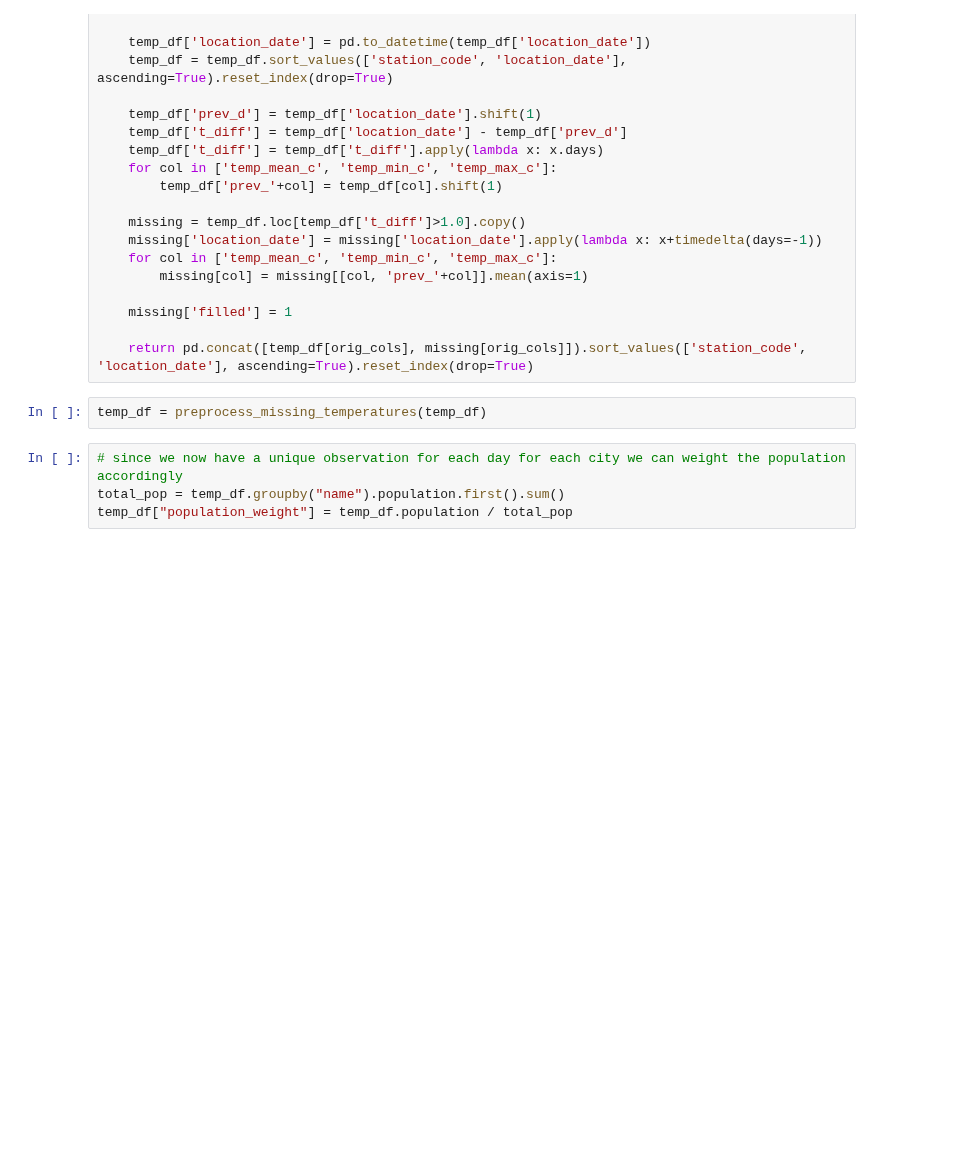
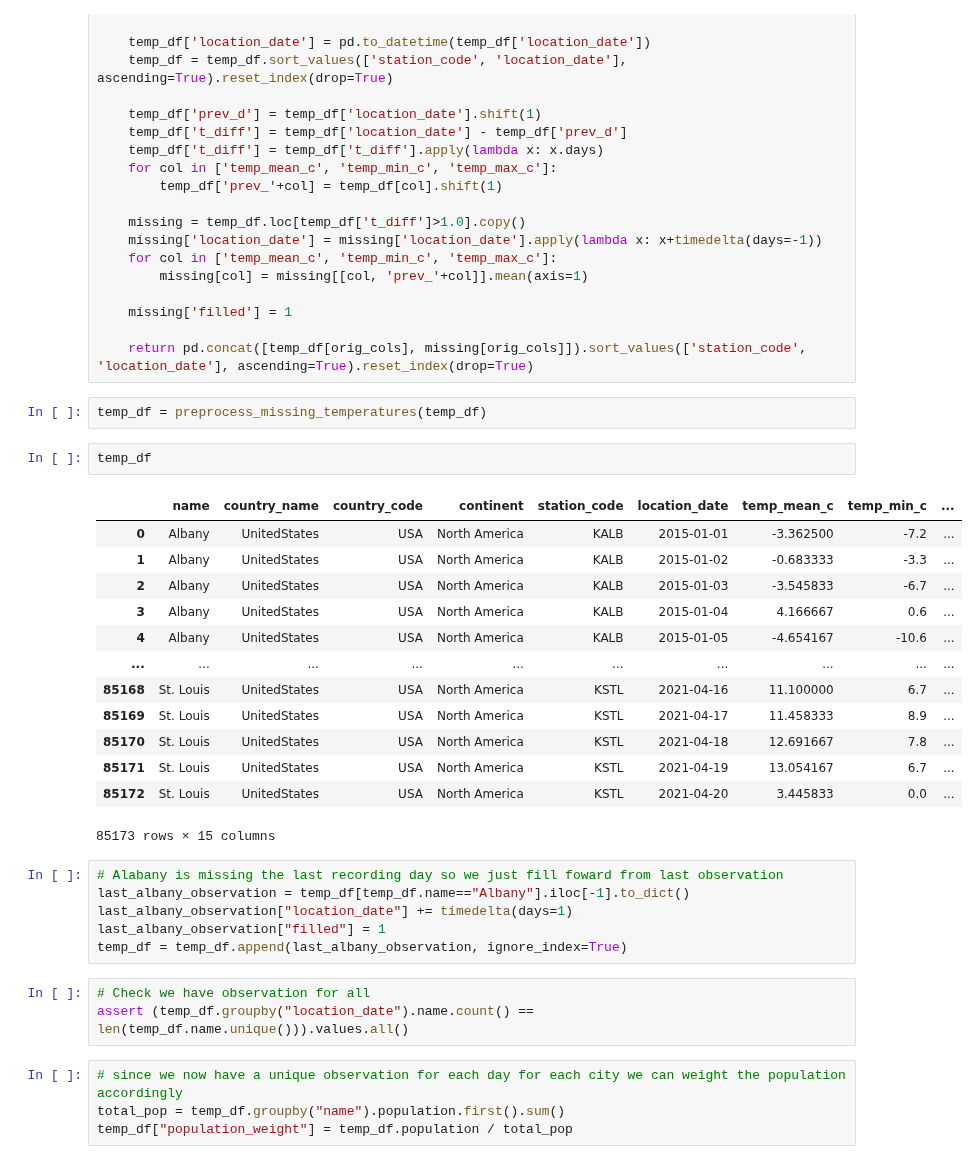
Before and after one commit to gautierdag/temperatures, a Jupyter notebook: main.ipynb, the cells around one changed output. Cells and saved outputs as stored; diff of their text form; blank space fills up the shorter version.

Commit message:
feat: clean and add missing observation for Albany

```diff
--- a/main.ipynb
+++ b/main.ipynb
@@ -124,6 +124,31 @@ def preprocess_missing_temperatures(temp_df: pd.DataFrame)->pd.DataFrame:
     return pd.concat([temp_df[orig_cols], missing[orig_cols]]).sort_values(['station_code', 'location_date'], ascending=True).reset_index(drop=True)
 # %%
 temp_df = preprocess_missing_temperatures(temp_df)
+# %%
+temp_df
+# %% [output]
+|  | name | country_name | country_code | continent | station_code | location_date | temp_mean_c | temp_min_c | ... |
+| 0 | Albany | UnitedStates | USA | North America | KALB | 2015-01-01 | -3.362500 | -7.2 | ... |
+| 1 | Albany | UnitedStates | USA | North America | KALB | 2015-01-02 | -0.683333 | -3.3 | ... |
+| 2 | Albany | UnitedStates | USA | North America | KALB | 2015-01-03 | -3.545833 | -6.7 | ... |
+| 3 | Albany | UnitedStates | USA | North America | KALB | 2015-01-04 | 4.166667 | 0.6 | ... |
+| 4 | Albany | UnitedStates | USA | North America | KALB | 2015-01-05 | -4.654167 | -10.6 | ... |
+| ... | ... | ... | ... | ... | ... | ... | ... | ... | ... |
+| 85168 | St. Louis | UnitedStates | USA | North America | KSTL | 2021-04-16 | 11.100000 | 6.7 | ... |
+| 85169 | St. Louis | UnitedStates | USA | North America | KSTL | 2021-04-17 | 11.458333 | 8.9 | ... |
+| 85170 | St. Louis | UnitedStates | USA | North America | KSTL | 2021-04-18 | 12.691667 | 7.8 | ... |
+| 85171 | St. Louis | UnitedStates | USA | North America | KSTL | 2021-04-19 | 13.054167 | 6.7 | ... |
+| 85172 | St. Louis | UnitedStates | USA | North America | KSTL | 2021-04-20 | 3.445833 | 0.0 | ... |
+85173 rows × 15 columns
+# %%
+# Alabany is missing the last recording day so we just fill foward from last observation
+last_albany_observation = temp_df[temp_df.name=="Albany"].iloc[-1].to_dict()
+last_albany_observation["location_date"] += timedelta(days=1)
+last_albany_observation["filled"] = 1
+temp_df = temp_df.append(last_albany_observation, ignore_index=True)
+# %%
+# Check we have observation for all
+assert (temp_df.groupby("location_date").name.count() == len(temp_df.name.unique())).values.all()
 # %%
 # since we now have a unique observation for each day for each city we can weight the population accordingly
 total_pop = temp_df.groupby("name").population.first().sum()
```
Also changed, not shown: parts of 3 cells of this notebook, 2 other files.
